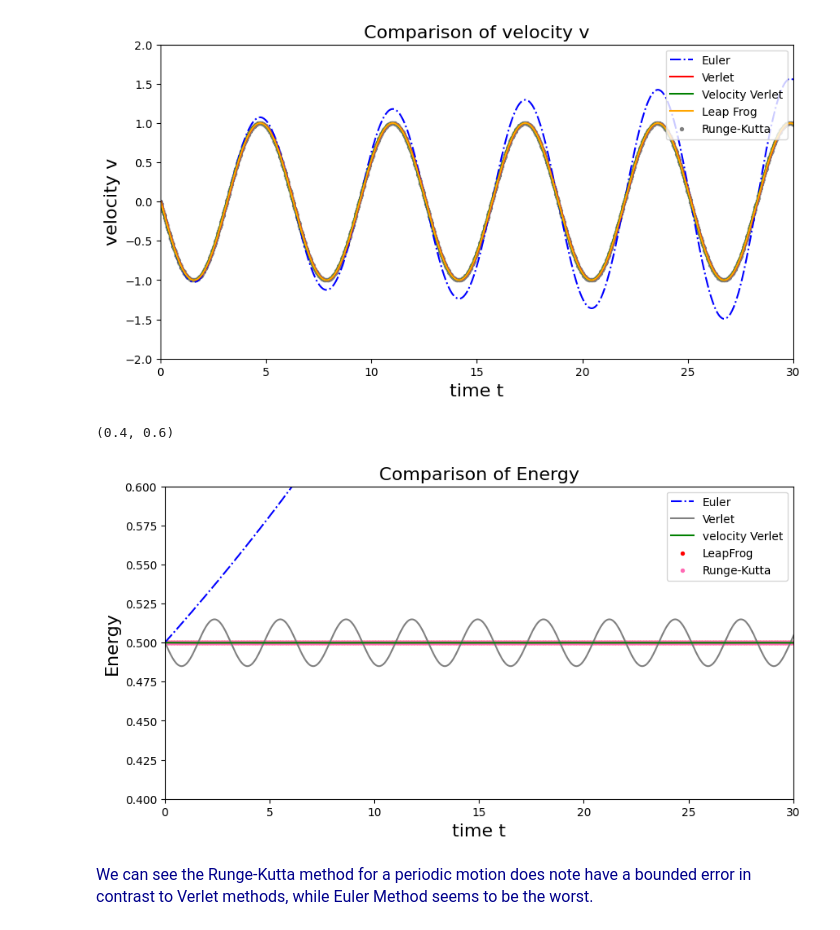
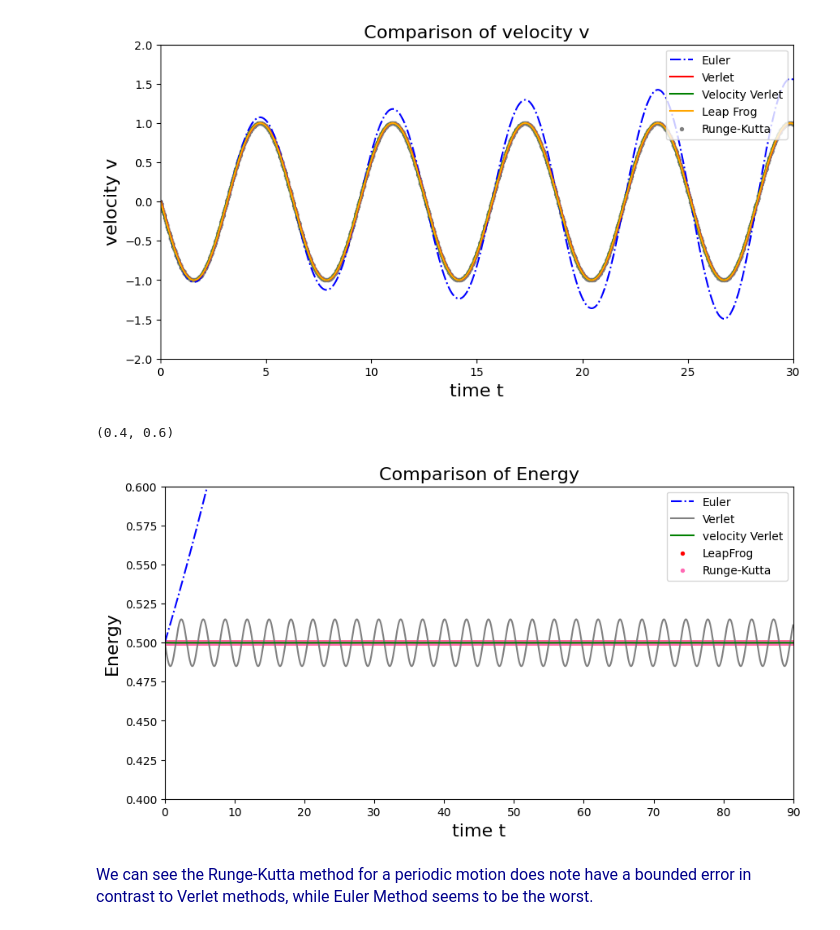
Before and after one commit to huangshusu/Computational-Physics, a Jupyter notebook: Solving ODE/Differential_Equations_1_Methods.ipynb, the cells around one changed output. Cells and saved outputs as stored; diff of their text form; code cells hidden in the pictures.

```diff
--- a/Solving ODE/Differential_Equations_1_Methods.ipynb
+++ b/Solving ODE/Differential_Equations_1_Methods.ipynb
@@ -263,19 +263,19 @@ plt.ylim(-2,2)
 # %%
 #energy plot
 plt.figure(figsize=(10,5))
 plt.plot(t_Eu,E_Eu,'-.',c='b',label='Euler')
 plt.plot(t_v,E_v,color='gray',label='Verlet')
 plt.plot(t_v,E_vv,color='green',label='velocity Verlet')
 plt.scatter(t_v,E_lf,s=8,color='red',label='LeapFrog')
 plt.scatter(t_rk,E_rk,color='hotpink',s=8,label='Runge-Kutta')
 plt.legend()
 plt.xlabel('time t',size=16)
 plt.ylabel('Energy',size=16)
 plt.title('Comparison of Energy',size=16)
-plt.xlim(0,30)
+plt.xlim(0,90)
 plt.ylim(0.4,0.6)
 # %% [output]
 (0.4, 0.6)
-[figure, old version]
+[figure, new version]
 # %% [markdown]
 <font  face=Times color=darkblue size=3> We can see the Runge-Kutta method for a periodic motion does note have a bounded error in contrast to Verlet methods, while Euler Method seems to be the worst.
```
Also changed, not shown: parts of 2 cells of this notebook.
